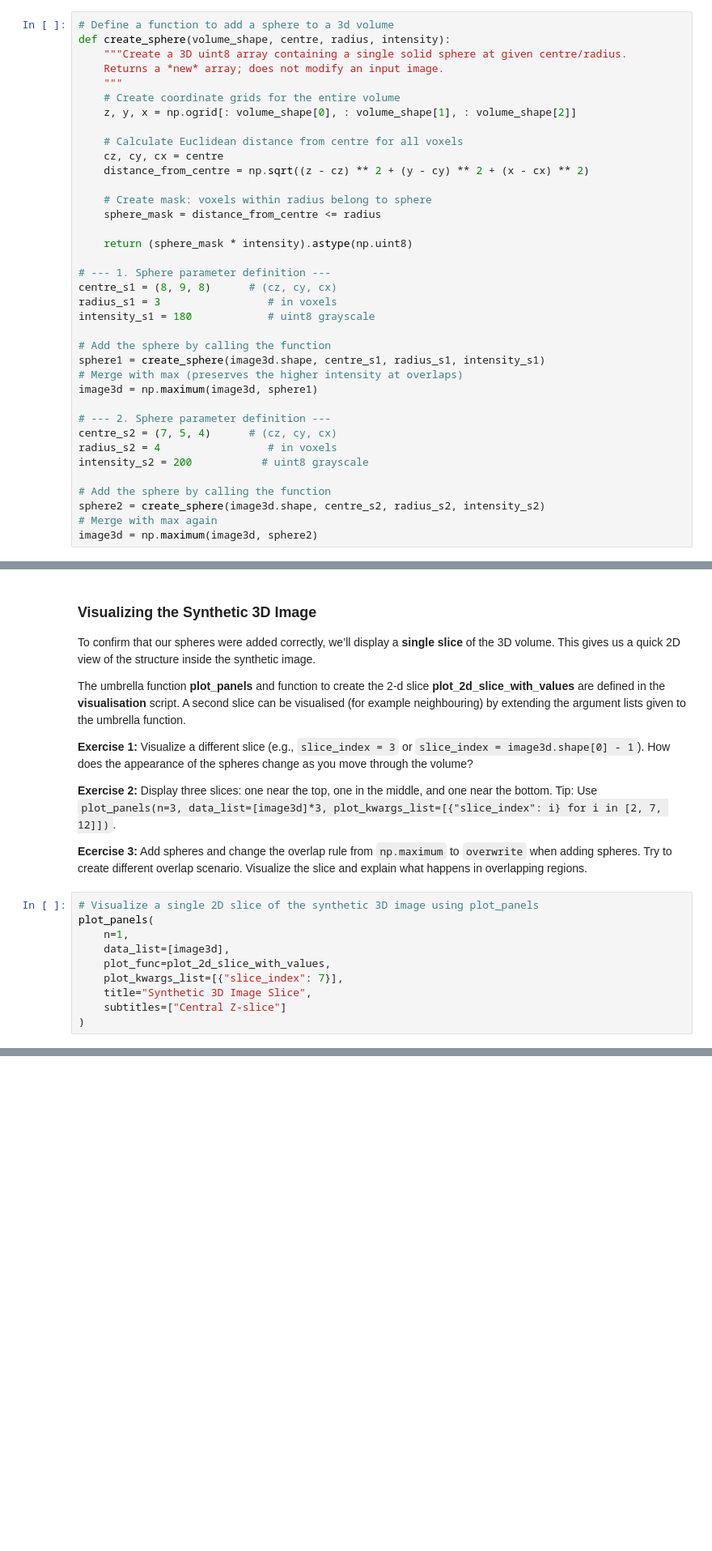
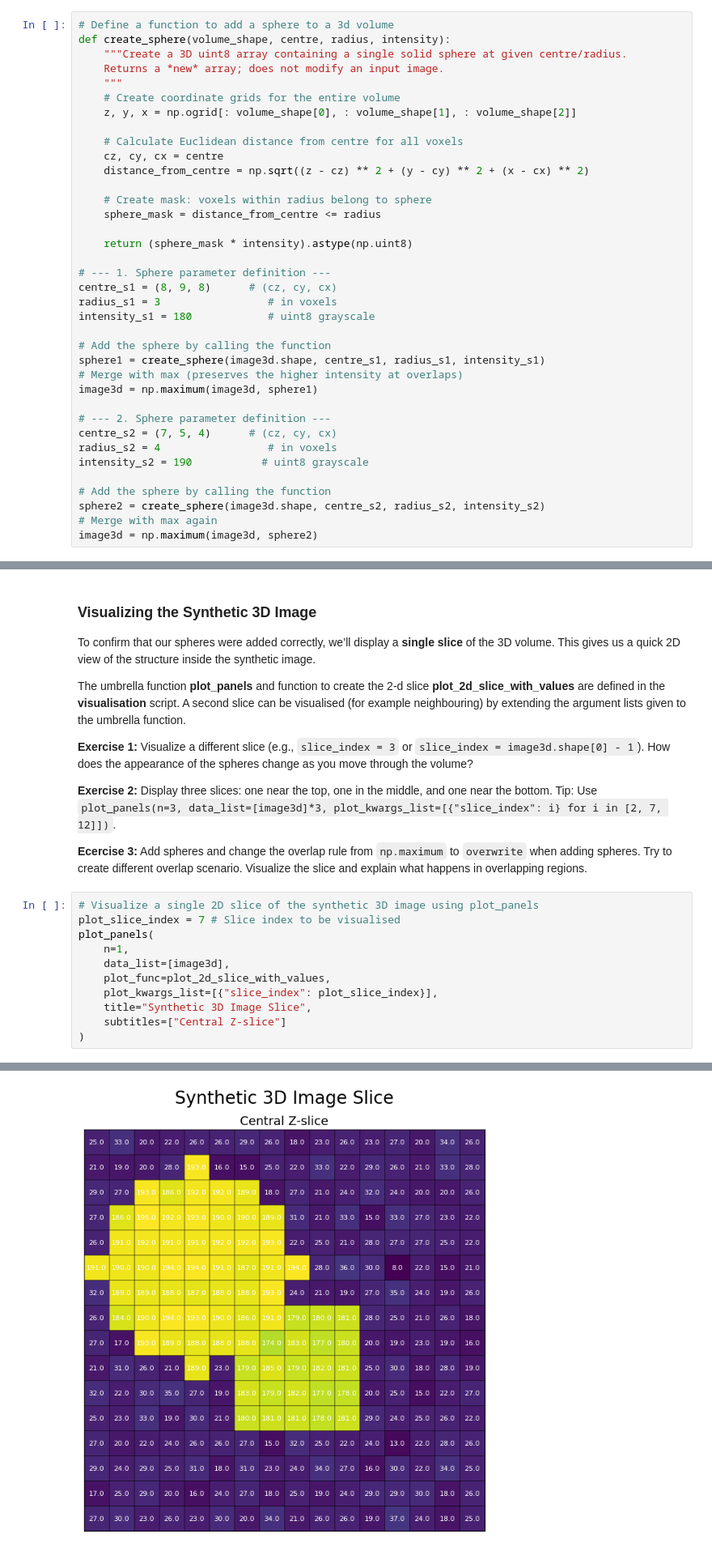
Before and after one commit to ImperialCollegeLondon/ReCoDE-Segmentation-Lab, a Jupyter notebook: notebooks/01_creating_synthetic_3dimage.ipynb, the cells around one changed output, grey strips where cells are left out. Shown at 81% size. Drawn from its saved outputs; the diff is of its cells as text; blank space fills up the shorter version.

```diff
--- a/notebooks/01_creating_synthetic_3dimage.ipynb
+++ b/notebooks/01_creating_synthetic_3dimage.ipynb
@@ -99,7 +99,7 @@ image3d = np.maximum(image3d, sphere1)
 # --- 2. Sphere parameter definition ---
 centre_s2 = (7, 5, 4)      # (cz, cy, cx)
 radius_s2 = 4                 # in voxels
-intensity_s2 = 200           # uint8 grayscale
+intensity_s2 = 190           # uint8 grayscale
 
 # Add the sphere by calling the function
 sphere2 = create_sphere(image3d.shape, centre_s2, radius_s2, intensity_s2)
@@ -154,11 +154,12 @@ Tip: Use `plot_panels(n=3, data_list=[image3d]*3, plot_kwargs_list=[{"slice_inde
 Visualize the slice and explain what happens in overlapping regions.
 # %%
 # Visualize a single 2D slice of the synthetic 3D image using plot_panels
+plot_slice_index = 7 # Slice index to be visualised
 plot_panels(
     n=1,
     data_list=[image3d],
     plot_func=plot_2d_slice_with_values,
-    plot_kwargs_list=[{"slice_index": 7}],
+    plot_kwargs_list=[{"slice_index": plot_slice_index}],
     title="Synthetic 3D Image Slice",
     subtitles=["Central Z-slice"]
 )
@@ -167,0 +167 @@ plot_panels(
+[figure, added]
```
Also changed, not shown: parts of 1 cell of this notebook, 7 other files.
